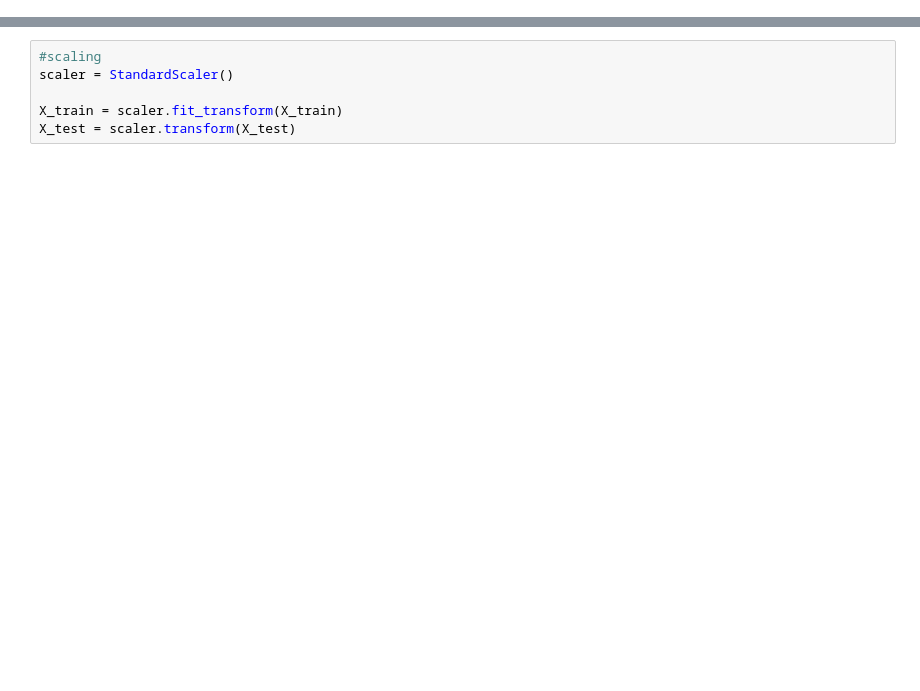
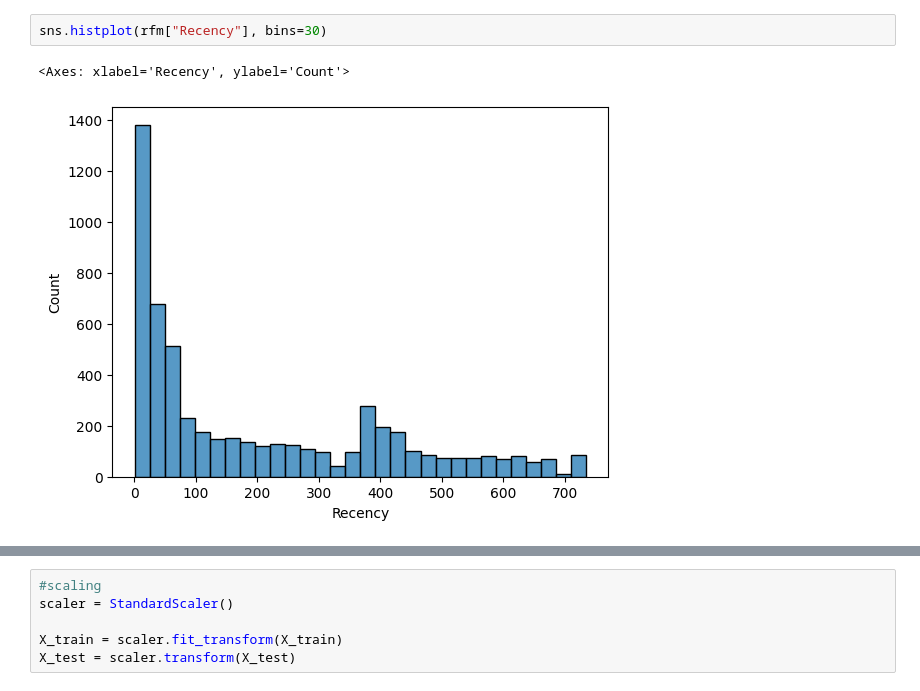
Before and after one commit to AranyakD/RetailPulse, a Jupyter notebook: notebooks/06_churn_prediction.ipynb, the cells around one changed output, grey strips where cells are left out. Drawn from its saved outputs; the diff is of its cells as text; blank space fills up the shorter version.

```diff
--- a/notebooks/06_churn_prediction.ipynb
+++ b/notebooks/06_churn_prediction.ipynb
@@ -18 +32,6 @@ rfm.head()
+# %%
+sns.histplot(rfm["Recency"], bins=30)
+# %% [output]
+<Axes: xlabel='Recency', ylabel='Count'>
+[figure, added]
 # %%
```
Also changed, not shown: parts of 12 cells of this notebook, 2 other files.
